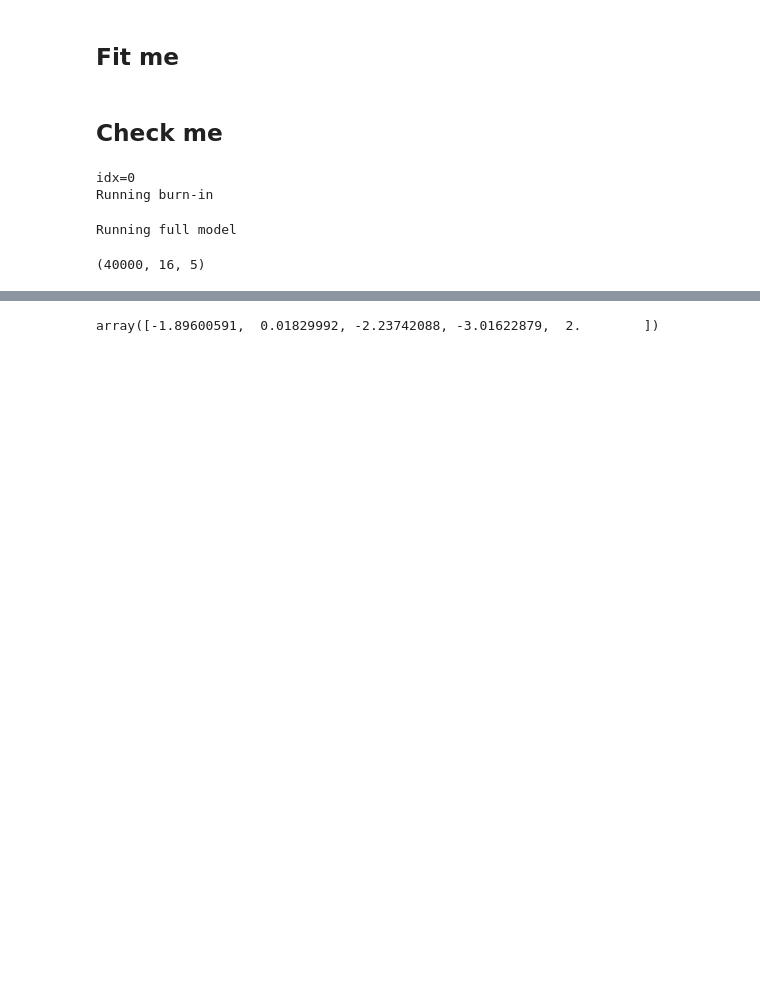
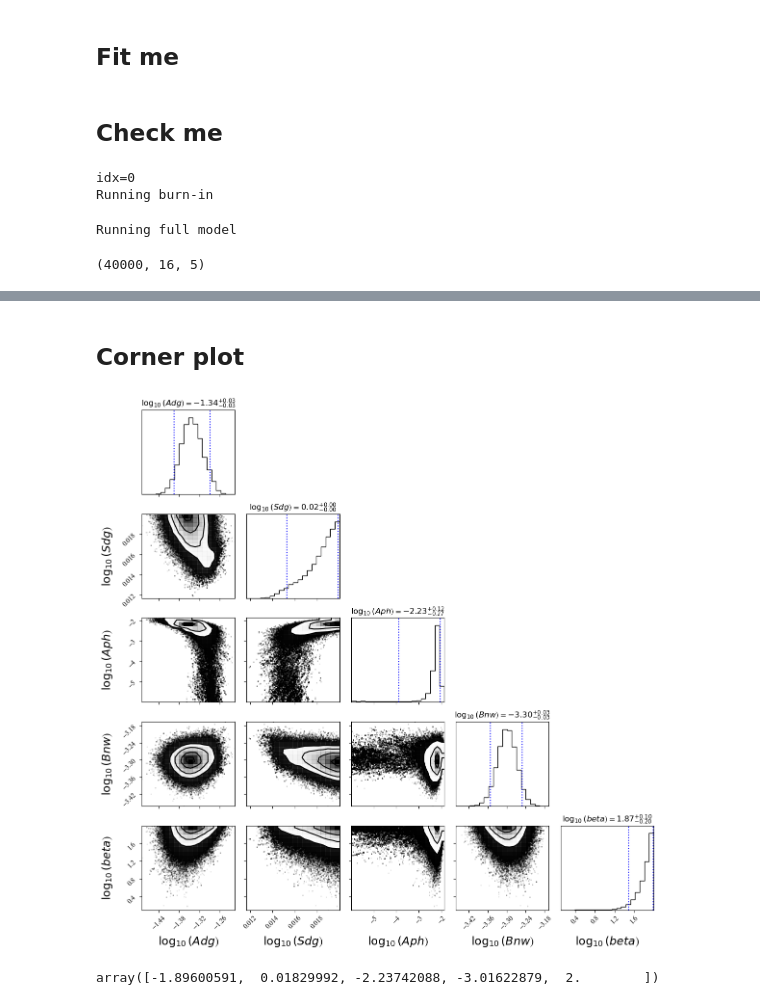
Before and after one commit to ocean-colour/bing, a Jupyter notebook: papers/biomass/Analysis/PACE_Argo_bbp.ipynb, the cells around one changed output, grey strips where cells are left out. Cells and saved outputs as stored; diff of their text form; code cells hidden in the pictures; blank space fills up the shorter version.

```diff
--- a/papers/biomass/Analysis/PACE_Argo_bbp.ipynb
+++ b/papers/biomass/Analysis/PACE_Argo_bbp.ipynb
@@ -228,3 +242,10 @@ plt.show()
+# %% [markdown]
+## Corner plot
+# %%
+reload(bing_plotting)
+_= bing_plotting.corner_plot(chains, models=models)
+# %% [output]
+[figure, added]
 # %%
 ans
 # %% [output]
```
Also changed, not shown: parts of 4 cells of this notebook, 2 other files.
